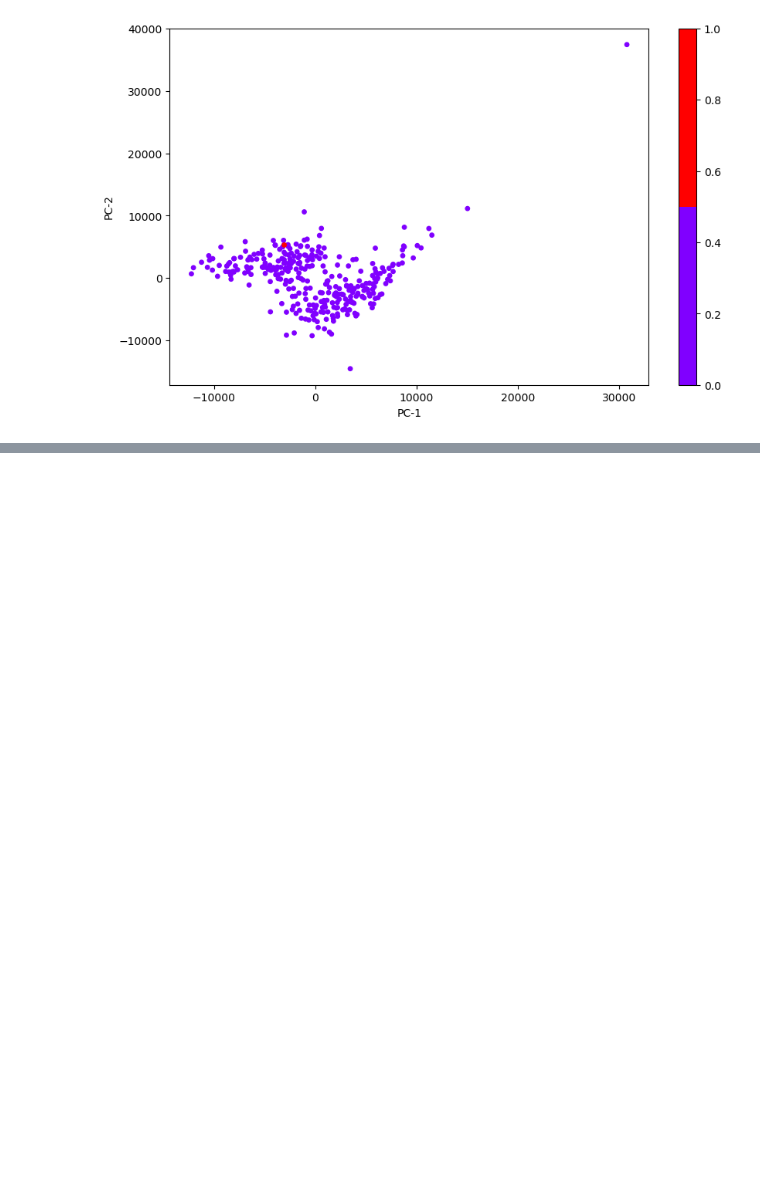
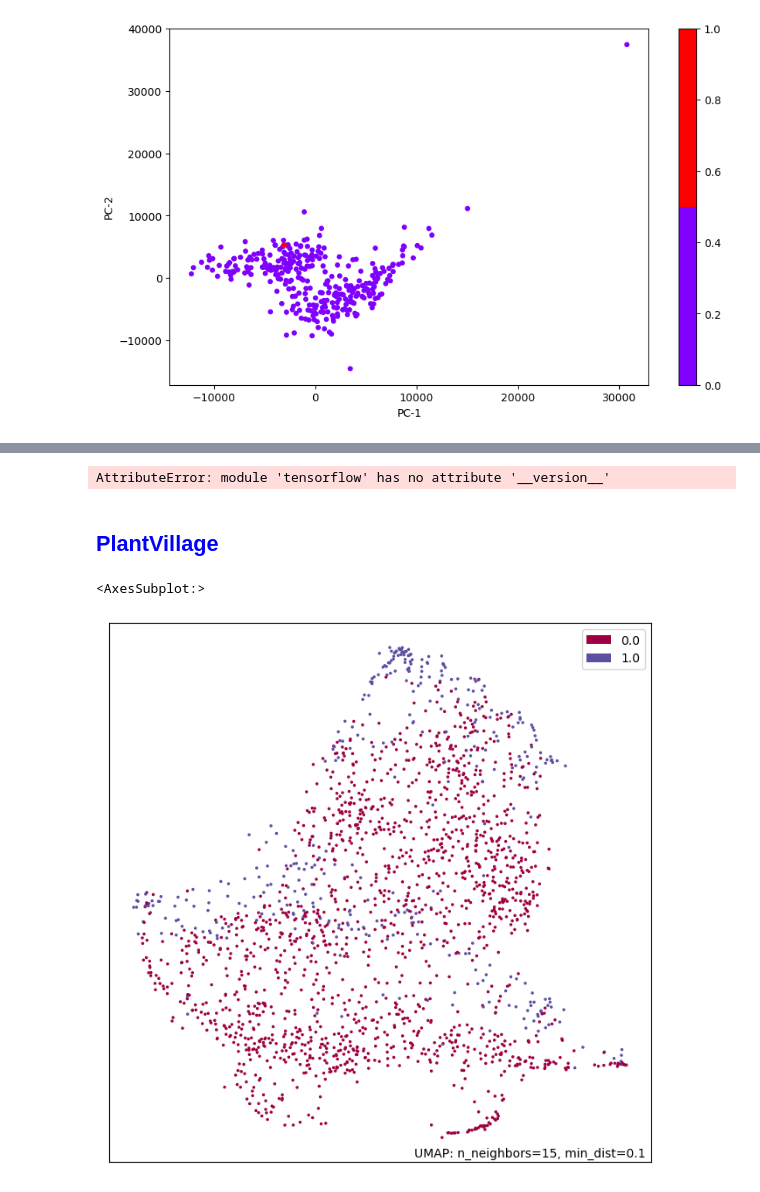
Before and after one commit to danibt656/final-thesis, a Jupyter notebook: notebooks/Intra-class-variance.ipynb, the cells around one changed output, grey strips where cells are left out. Drawn from its saved outputs; the diff is of its cells as text; code cells hidden in the pictures; blank space fills up the shorter version.

```diff
--- a/notebooks/Intra-class-variance.ipynb
+++ b/notebooks/Intra-class-variance.ipynb
@@ -293,0 +395,11 @@ plt.show()
+# %%
+import umap
+import umap.plot
+from sklearn.datasets import load_digits
+
+digits = load_digits()
+
+mapper = umap.UMAP().fit(digits.data)
+umap.plot.points(mapper, labels=digits.target)
+# %% [output]
+AttributeError: module 'tensorflow' has no attribute '__version__'
@@ -293,0 +408,22 @@ plt.show()
+# %%
+data_transforms = transforms.Compose([
+    transforms.Grayscale(),
+    transforms.ToTensor(),
+])
+image_dataset = datasets.ImageFolder('../data/PlantVillage/train', data_transforms)
+pv_dl = torch.utils.data.DataLoader(image_dataset, batch_size=10, shuffle=True, num_workers=4)
+data = np.zeros((1*256*256))
+target = np.array([])
+for imgs, labels in tqdm(pv_dl):
+    data=np.vstack((data, imgs.numpy().reshape(imgs.shape[0], imgs.shape[1]*imgs.shape[2]*imgs.shape[3])))
+    target = np.append(target, labels)
+data = data[1:]
+data.shape, target.shape
+# %% [markdown]
+## <span style="color:blue">PlantVillage</span>
+# %%
+mapper = umap.UMAP().fit(data)
+umap.plot.points(mapper, labels=target)
+# %% [output]
+<AxesSubplot:>
+[figure, added]
```
Also changed, not shown: parts of 23 cells of this notebook, 14 other files.
